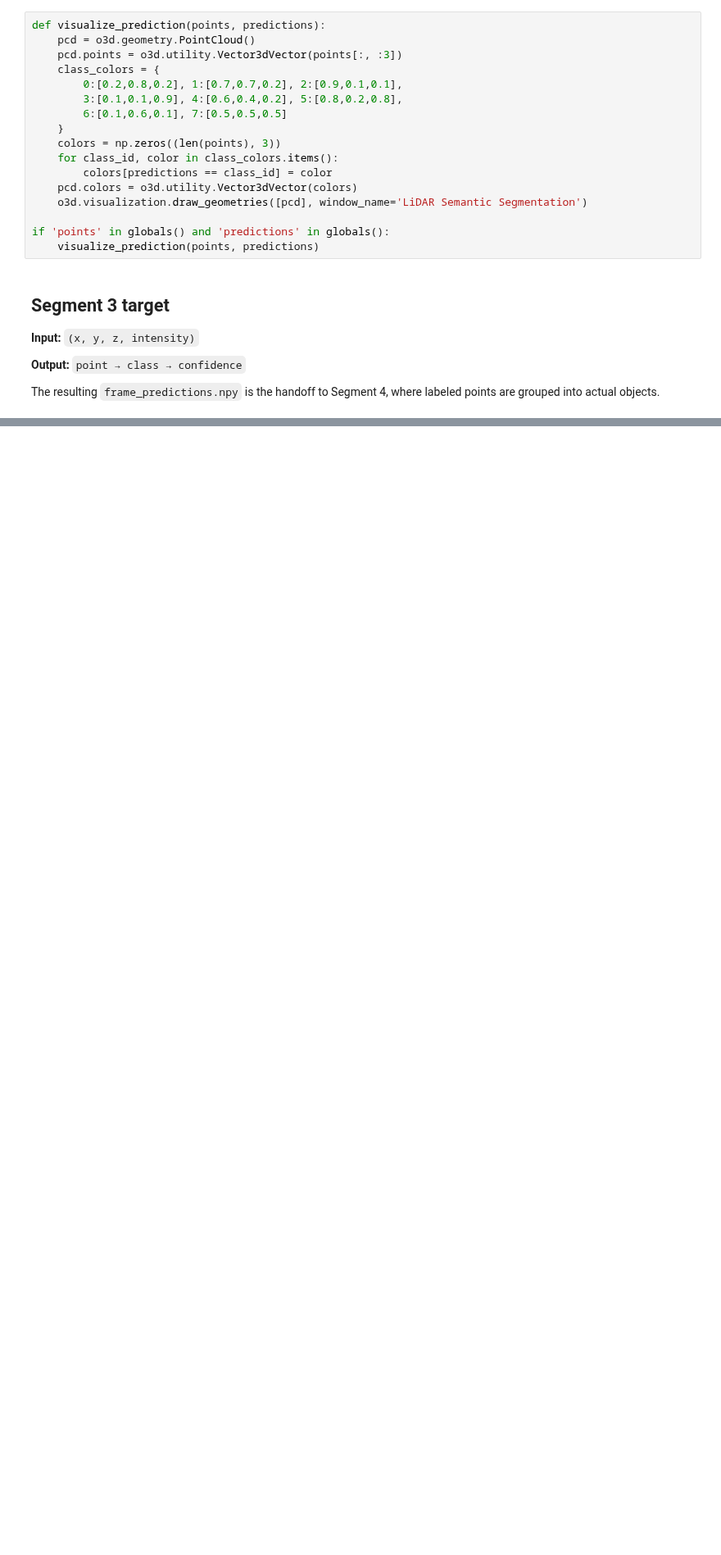
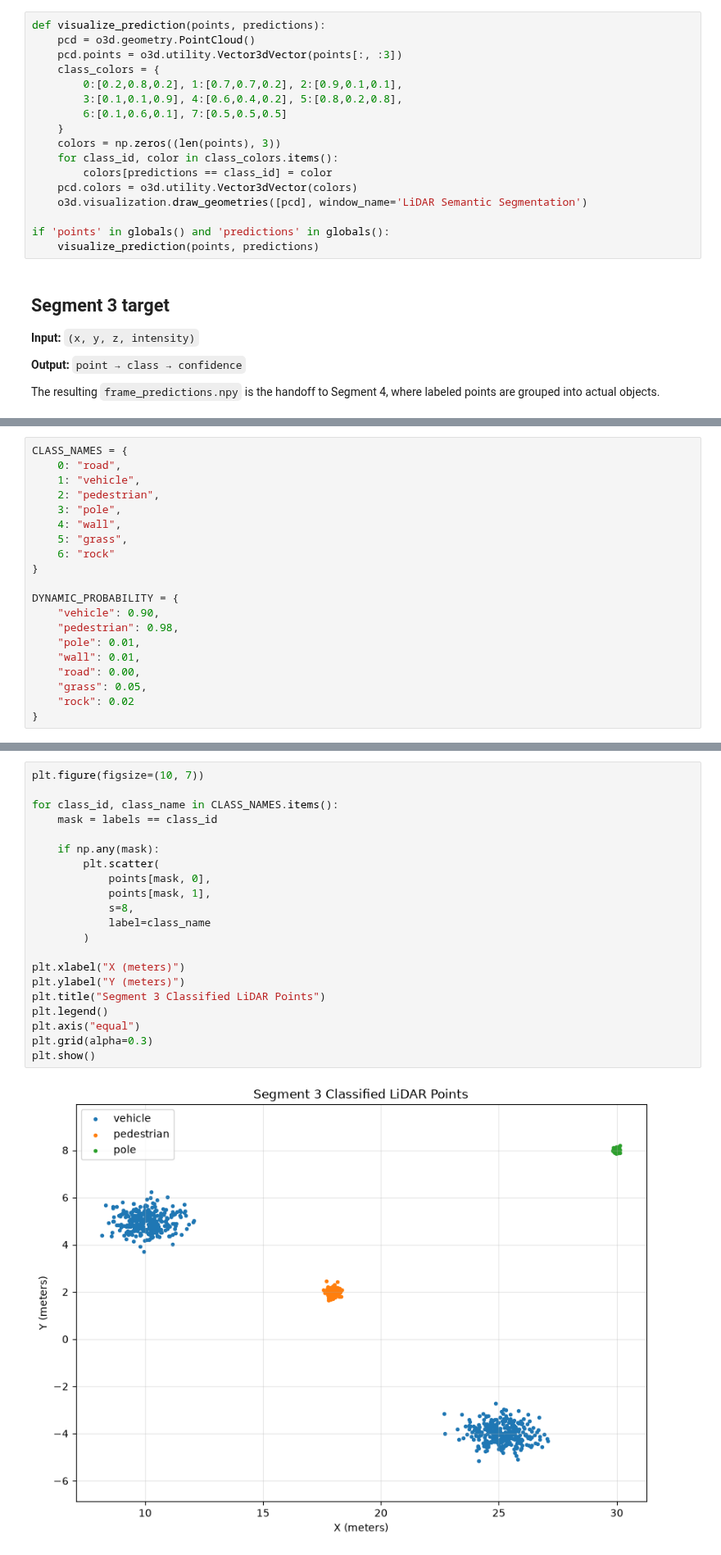
Before and after one commit to noob-anand/LIDAR, a Jupyter notebook: 1.ipynb, the cells around one changed output, grey strips where cells are left out. Shown at 82% size. Drawn from its saved outputs; the diff is of its cells as text; blank space fills up the shorter version.

```diff
--- a/1.ipynb
+++ b/1.ipynb
@@ -365,0 +387,20 @@ The resulting `frame_predictions.npy` is the handoff to Segment 4, where labeled
+# %%
+CLASS_NAMES = {
+    0: "road",
+    1: "vehicle",
+    2: "pedestrian",
+    3: "pole",
+    4: "wall",
+    5: "grass",
+    6: "rock"
+}
+
+DYNAMIC_PROBABILITY = {
+    "vehicle": 0.90,
+    "pedestrian": 0.98,
+    "pole": 0.01,
+    "wall": 0.01,
+    "road": 0.00,
+    "grass": 0.05,
+    "rock": 0.02
+}
@@ -365,0 +479,23 @@ The resulting `frame_predictions.npy` is the handoff to Segment 4, where labeled
+# %%
+plt.figure(figsize=(10, 7))
+
+for class_id, class_name in CLASS_NAMES.items():
+    mask = labels == class_id
+
+    if np.any(mask):
+        plt.scatter(
+            points[mask, 0],
+            points[mask, 1],
+            s=8,
+            label=class_name
+        )
+
+plt.xlabel("X (meters)")
+plt.ylabel("Y (meters)")
+plt.title("Segment 3 Classified LiDAR Points")
+plt.legend()
+plt.axis("equal")
+plt.grid(alpha=0.3)
+plt.show()
+# %% [output]
+[figure, added]
```
Also changed, not shown: parts of 136 cells of this notebook, 12 other files.
